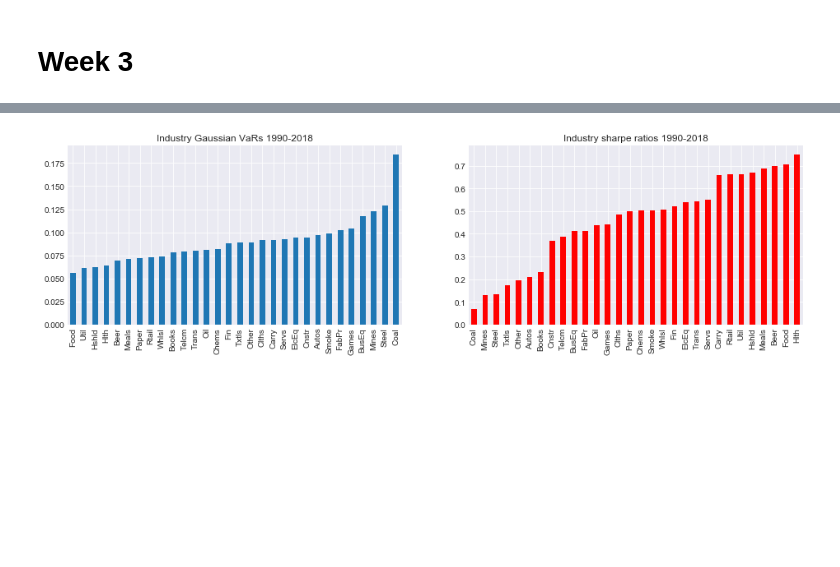
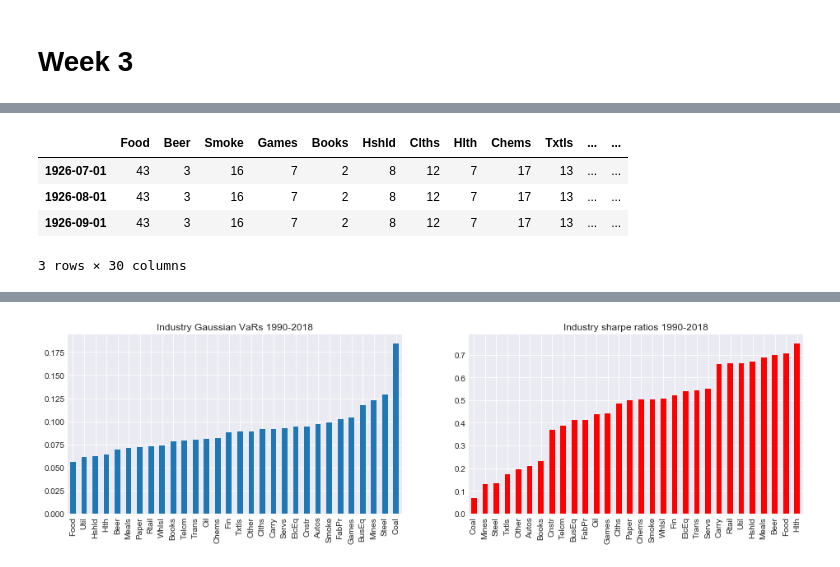
Before and after one commit to z4ir3/finance-courses, a Jupyter notebook: week-3.ipynb, the cells around one changed output, grey strips where cells are left out. Saved outputs shown, nothing was run; the diff lists cells and outputs as text; code cells hidden in the pictures; blank space fills up the shorter version.

```diff
--- a/week-3.ipynb
+++ b/week-3.ipynb
@@ -21,0 +54,8 @@ ind = erk.get_ind_returns()
+# %%
+ind_nfirms.head(3)
+# %% [output]
+|  | Food | Beer | Smoke | Games | Books | Hshld | Clths | Hlth | Chems | Txtls | ... | ... |
+| 1926-07-01 | 43 | 3 | 16 | 7 | 2 | 8 | 12 | 7 | 17 | 13 | ... | ... |
+| 1926-08-01 | 43 | 3 | 16 | 7 | 2 | 8 | 12 | 7 | 17 | 13 | ... | ... |
+| 1926-09-01 | 43 | 3 | 16 | 7 | 2 | 8 | 12 | 7 | 17 | 13 | ... | ... |
+3 rows × 30 columns
```
Also changed, not shown: parts of 16 cells of this notebook.
